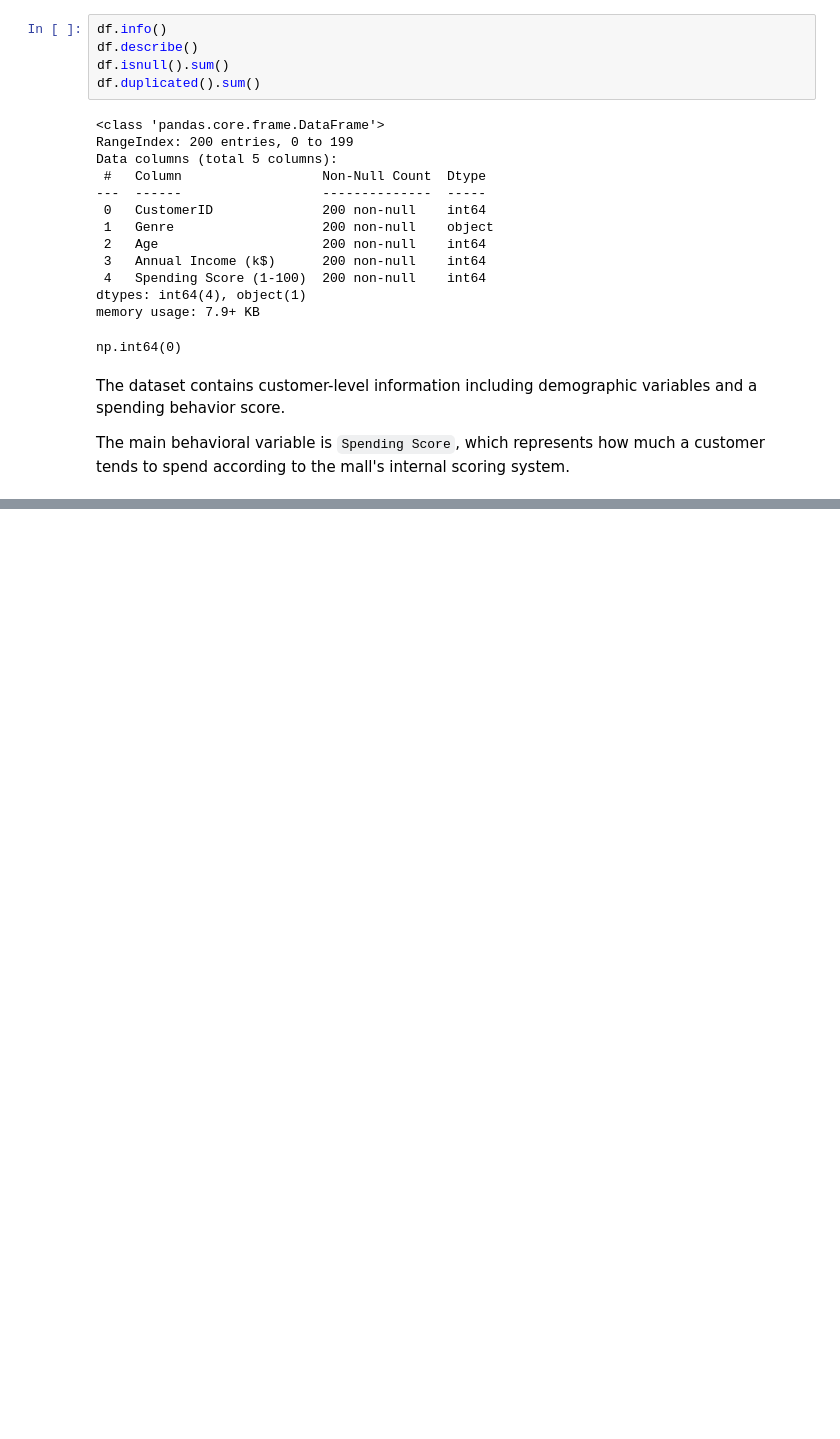
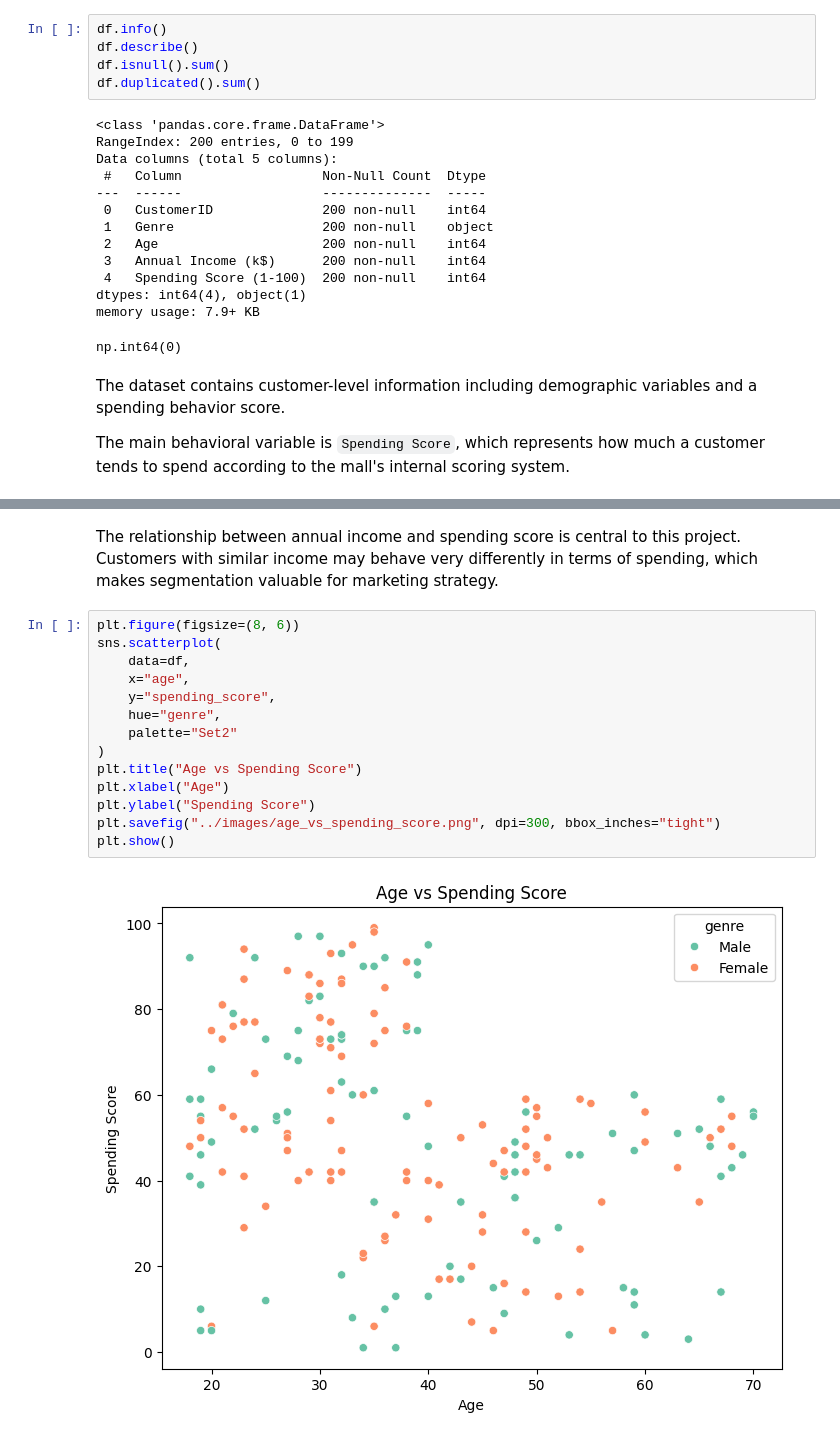
Before and after one commit to soneca3101/customer-segmentation-mall-customers, a Jupyter notebook: notebooks/customer_segmentation_kmeans.ipynb, the cells around one changed output, grey strips where cells are left out. Drawn from its saved outputs; the diff is of its cells as text; blank space fills up the shorter version.

```diff
--- a/notebooks/customer_segmentation_kmeans.ipynb
+++ b/notebooks/customer_segmentation_kmeans.ipynb
@@ -93,0 +160,18 @@ df.head()
+# %% [markdown]
+The relationship between annual income and spending score is central to this project. Customers with similar income may behave very differently in terms of spending, which makes segmentation valuable for marketing strategy.
+# %%
+plt.figure(figsize=(8, 6))
+sns.scatterplot(
+    data=df,
+    x="age",
+    y="spending_score",
+    hue="genre",
+    palette="Set2"
+)
+plt.title("Age vs Spending Score")
+plt.xlabel("Age")
+plt.ylabel("Spending Score")
+plt.savefig("../images/age_vs_spending_score.png", dpi=300, bbox_inches="tight")
+plt.show()
+# %% [output]
+[figure, added]
```
Also changed, not shown: parts of 38 cells of this notebook, 8 other files.
